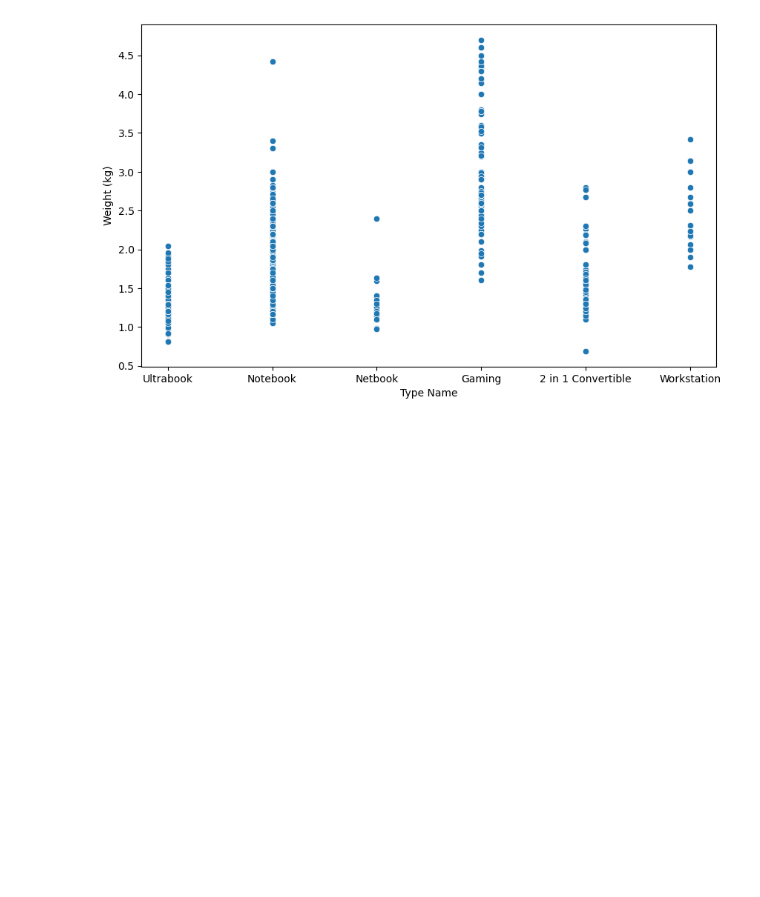
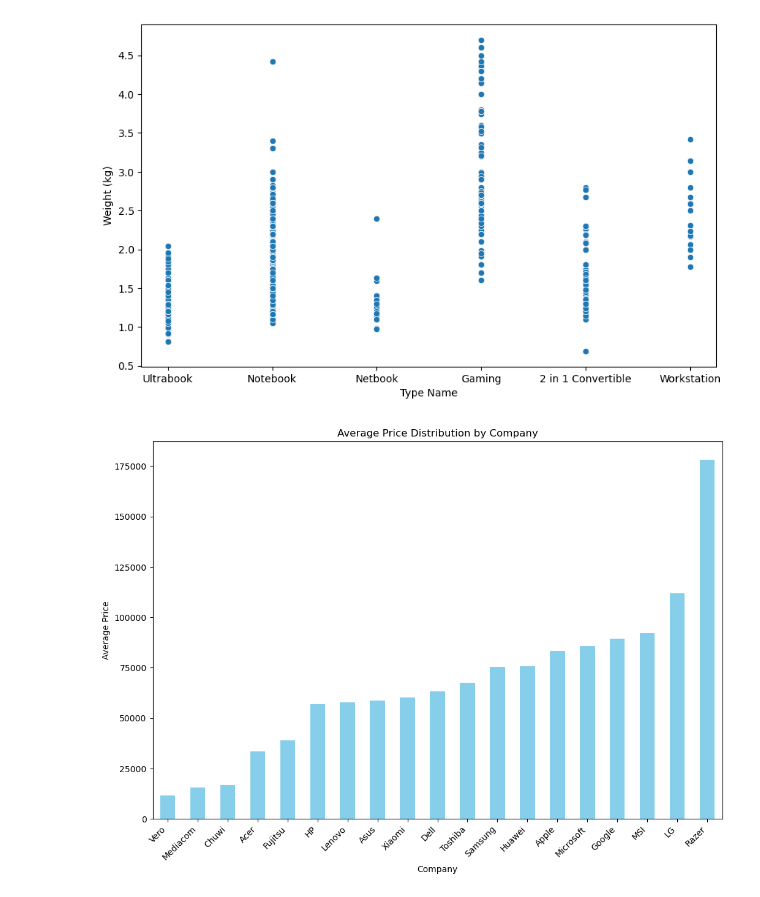
Before and after one commit to LukaAbramovic775/LaptopDataset, a Jupyter notebook: LaptopPrices.ipynb, the cells around one changed output. Cells and saved outputs as stored; diff of their text form; code cells hidden in the pictures; blank space fills up the shorter version.

Commit message:
Bar Charts

```diff
--- a/LaptopPrices.ipynb
+++ b/LaptopPrices.ipynb
@@ -237,3 +237,13 @@ plt.ylabel('Weight (kg)')
 plt.show()
 # %% [output]
 [figure]
+# %%
+average_prices_company = df.groupby('Company')['Price'].mean().sort_values()
+plt.figure(figsize=(12, 8))
+average_prices_company.plot(kind='bar', color='skyblue')
+plt.title('Average Price Distribution by Company')
+plt.ylabel('Average Price')
+plt.xticks(rotation=45, ha='right')
+plt.show()
+# %% [output]
+[figure, added]
```
Also changed, not shown: parts of 3 cells of this notebook.
